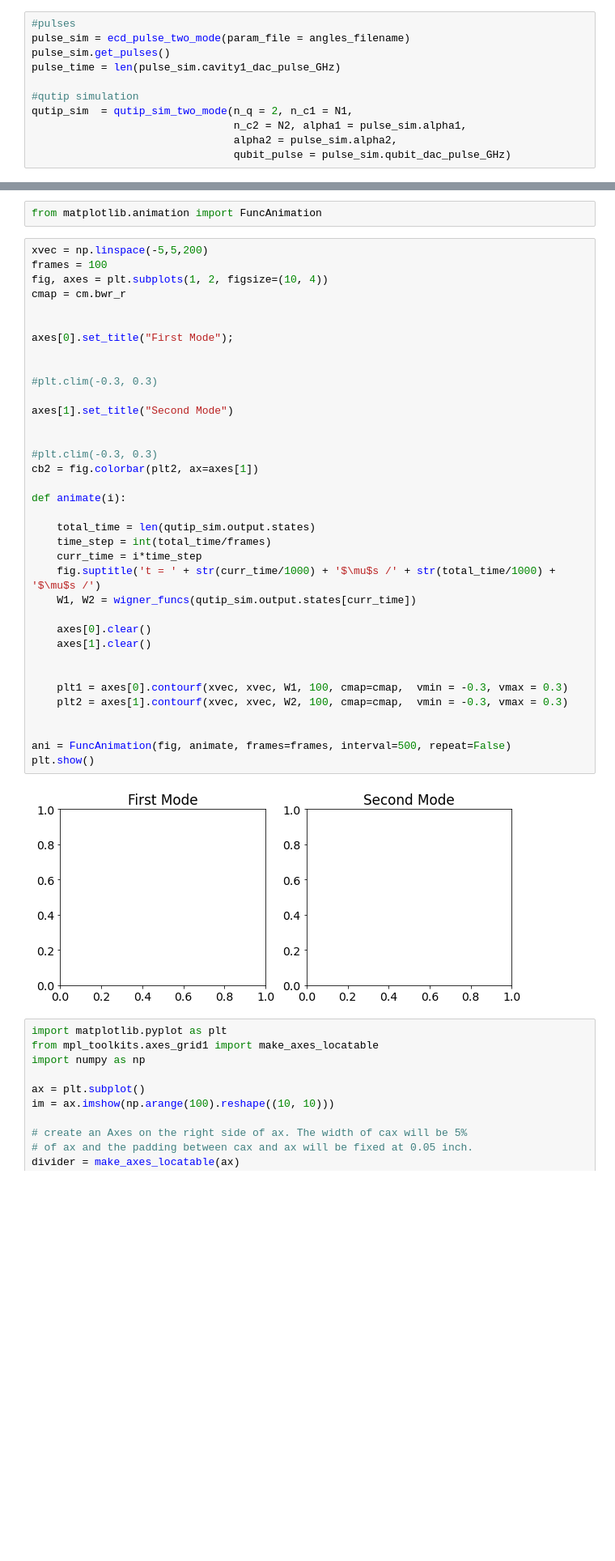
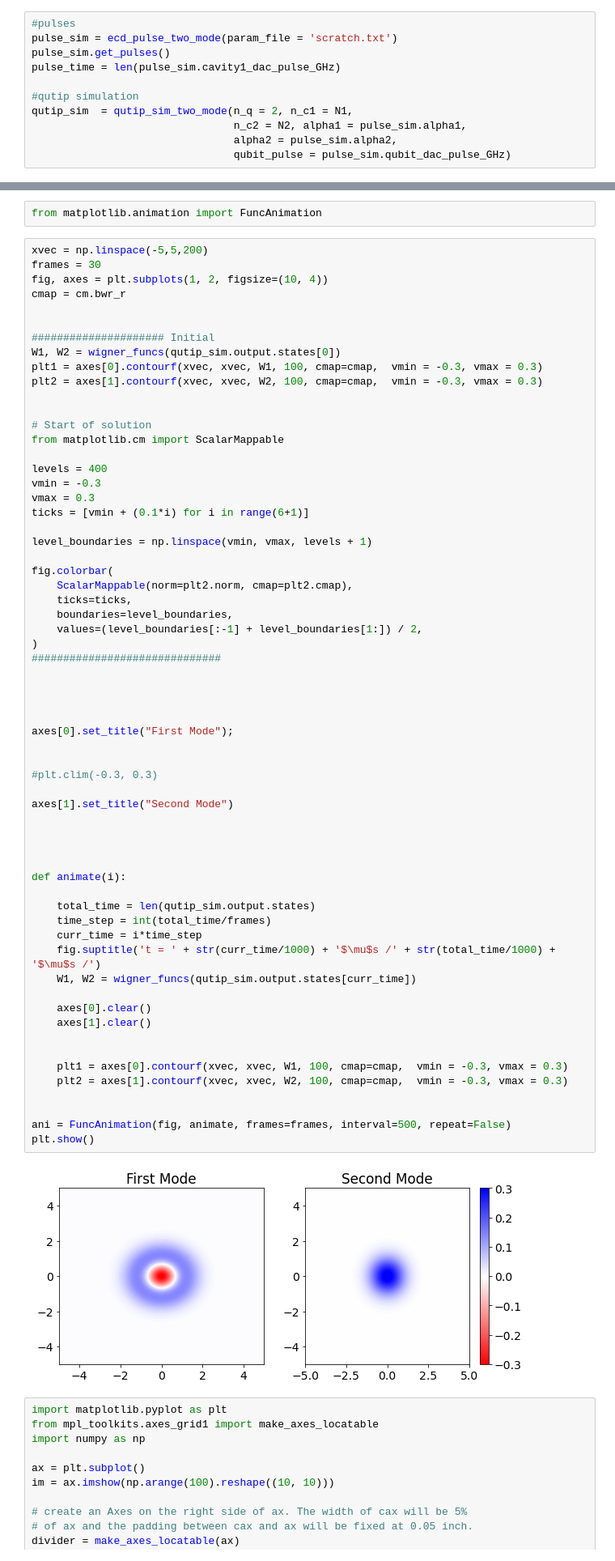
Before and after one commit to EeshGupta/Multimode-Conditional-Displacements, a Jupyter notebook: hpc_runs/two_mode_ecd/Scratch/Testing WIgner.ipynb, the cells around one changed output, grey strips where cells are left out. Shown at 81% size. Cells and saved outputs as stored; diff of their text form; blank space fills up the shorter version.

Commit message:
wigner functions

```diff
--- a/hpc_runs/two_mode_ecd/Scratch/Testing WIgner.ipynb
+++ b/hpc_runs/two_mode_ecd/Scratch/Testing WIgner.ipynb
@@ -88,7 +88,7 @@ Time per Adam step (N_multistart = 2, N_cav1 = 2, N_cav2 = 2): 0:00:00.079800
 ============================================================
 # %%
 #pulses
-pulse_sim = ecd_pulse_two_mode(param_file = angles_filename)
+pulse_sim = ecd_pulse_two_mode(param_file = 'scratch.txt')
 pulse_sim.get_pulses()
 pulse_time = len(pulse_sim.cavity1_dac_pulse_GHz)
 
@@ -141,42 +141,68 @@ def wigner_funcs(rho):
 from matplotlib.animation import FuncAnimation
 # %%
 xvec = np.linspace(-5,5,200)
-frames = 100
+frames = 30
 fig, axes = plt.subplots(1, 2, figsize=(10, 4))
 cmap = cm.bwr_r
+
+
+##################### Initial
+W1, W2 = wigner_funcs(qutip_sim.output.states[0])
+plt1 = axes[0].contourf(xvec, xvec, W1, 100, cmap=cmap,  vmin = -0.3, vmax = 0.3)
+plt2 = axes[1].contourf(xvec, xvec, W2, 100, cmap=cmap,  vmin = -0.3, vmax = 0.3)
+
+
+# Start of solution
+from matplotlib.cm import ScalarMappable
+
+levels = 400
+vmin = -0.3
+vmax = 0.3
+ticks = [vmin + (0.1*i) for i in range(6+1)]
+
+level_boundaries = np.linspace(vmin, vmax, levels + 1)
+
+fig.colorbar(
+    ScalarMappable(norm=plt2.norm, cmap=plt2.cmap),
+    ticks=ticks,
+    boundaries=level_boundaries,
+    values=(level_boundaries[:-1] + level_boundaries[1:]) / 2,
+)
+##############################
+
+
 
 
 axes[0].set_title("First Mode");
 
 
 #plt.clim(-0.3, 0.3)
 
 axes[1].set_title("Second Mode")
 
 
-#plt.clim(-0.3, 0.3)
-cb2 = fig.colorbar(plt2, ax=axes[1])
+
 
 def animate(i):
 
     total_time = len(qutip_sim.output.states)
     time_step = int(total_time/frames)
     curr_time = i*time_step
     fig.suptitle('t = ' + str(curr_time/1000) + '$\mu$s /' + str(total_time/1000) + '$\mu$s /')
     W1, W2 = wigner_funcs(qutip_sim.output.states[curr_time])
 
     axes[0].clear()
     axes[1].clear()
 
 
     plt1 = axes[0].contourf(xvec, xvec, W1, 100, cmap=cmap,  vmin = -0.3, vmax = 0.3)
     plt2 = axes[1].contourf(xvec, xvec, W2, 100, cmap=cmap,  vmin = -0.3, vmax = 0.3)
 
 
 ani = FuncAnimation(fig, animate, frames=frames, interval=500, repeat=False)
 plt.show()
 # %% [output]
-[figure, old version]
+[figure, new version]
 # %%
 import matplotlib.pyplot as plt
 from mpl_toolkits.axes_grid1 import make_axes_locatable
```
Also changed, not shown: parts of 3 cells of this notebook, 1 other file.
